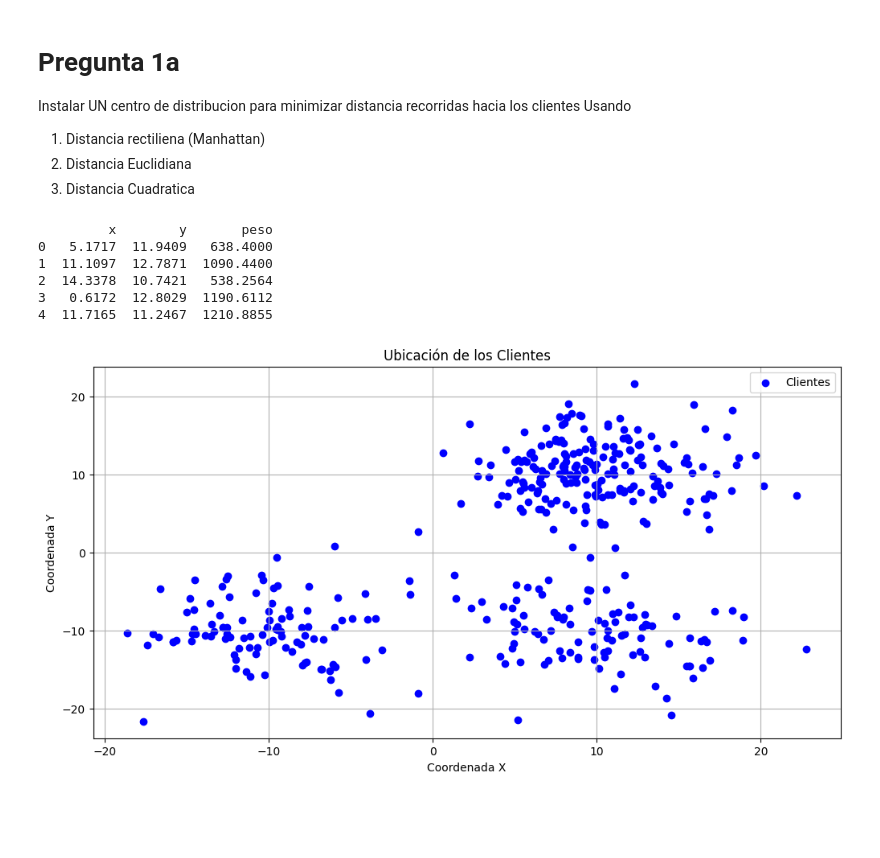
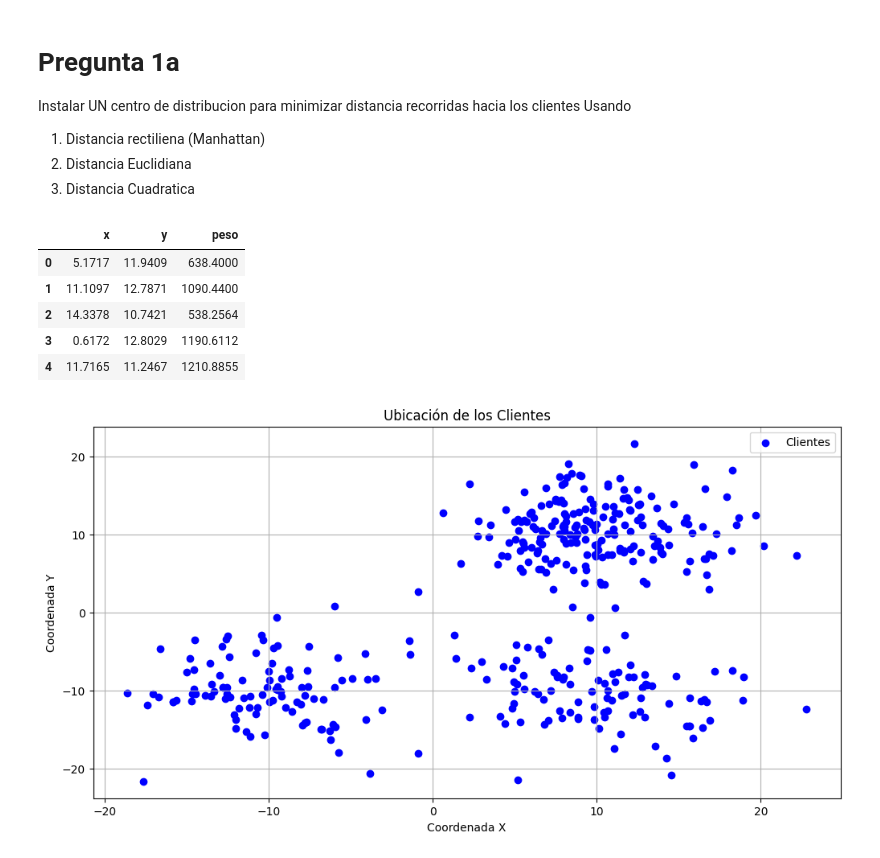
Before and after one commit to MacaMujica/taller-1-cadenas-de-suministros, a Jupyter notebook: tarea1.ipynb, the cells around one changed output. Cells and saved outputs as stored; diff of their text form; code cells hidden in the pictures; blank space fills up the shorter version.

```diff
--- a/tarea1.ipynb
+++ b/tarea1.ipynb
@@ -17,14 +17,14 @@ from gurobipy import GRB
 # %%
 #Cargamos DataFrame
 clientes = pd.read_csv('clientes1.csv')
-print(clientes.head())
+clientes.head()
 # %% [output]
-         x        y       peso
-0   5.1717  11.9409   638.4000
-1  11.1097  12.7871  1090.4400
-2  14.3378  10.7421   538.2564
-3   0.6172  12.8029  1190.6112
-4  11.7165  11.2467  1210.8855
+|  | x | y | peso |
+| 0 | 5.1717 | 11.9409 | 638.4000 |
+| 1 | 11.1097 | 12.7871 | 1090.4400 |
+| 2 | 14.3378 | 10.7421 | 538.2564 |
+| 3 | 0.6172 | 12.8029 | 1190.6112 |
+| 4 | 11.7165 | 11.2467 | 1210.8855 |
 # %%
 # Graficamos los puntos del DataFrame
 plt.figure(figsize=(12, 6))  # Ajusta el tamaño de tu gráfica
```
Also changed, not shown: parts of 7 cells of this notebook.
